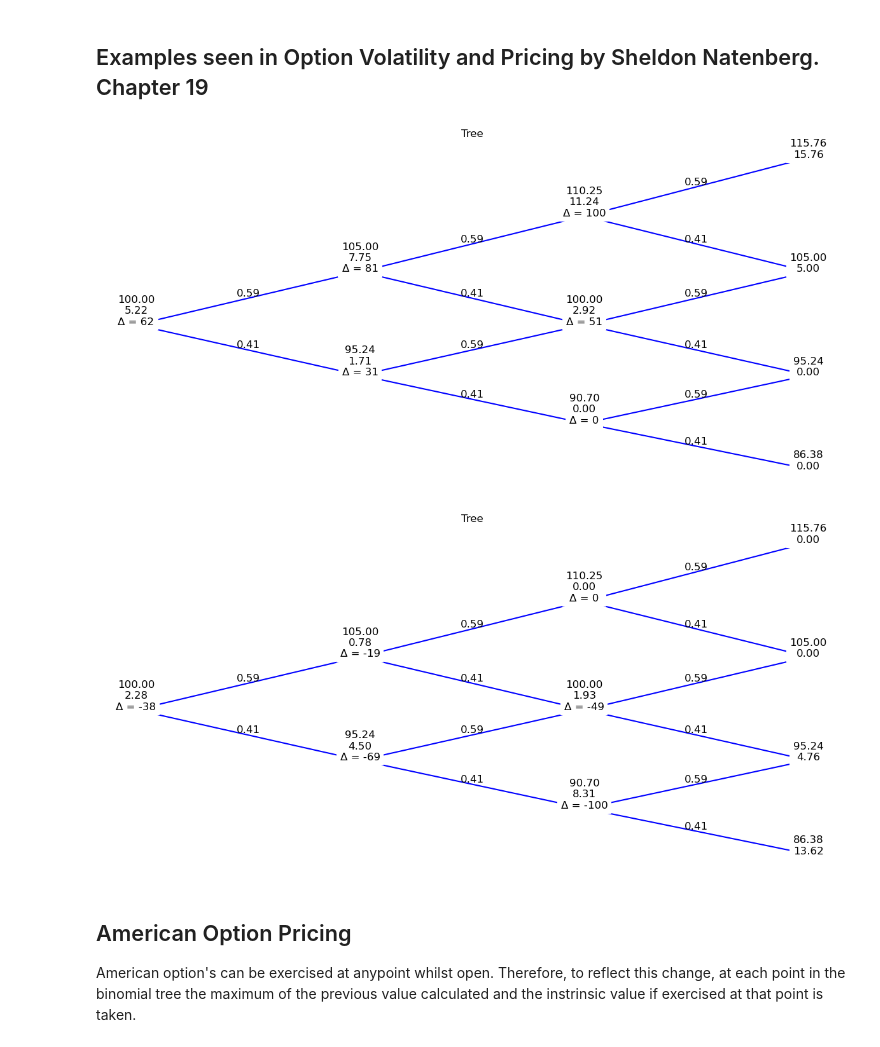
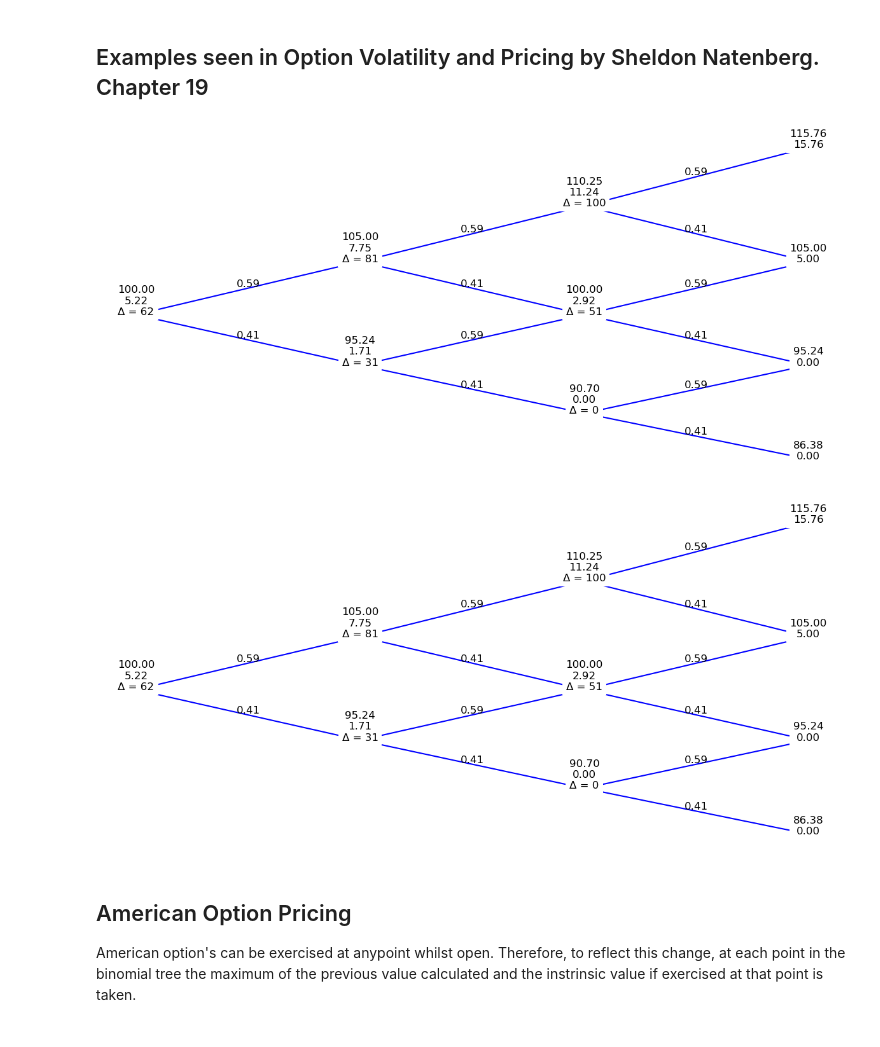
Before and after one commit to JamesRv21/Binomial-Options-Pricing-Model, a Jupyter notebook: binomialOptionPricing.ipynb, the cells around one changed output. Cells and saved outputs as stored; diff of their text form; code cells hidden in the pictures.

```diff
--- a/binomialOptionPricing.ipynb
+++ b/binomialOptionPricing.ipynb
@@ -135,6 +134,6 @@ def plot_option_value_tree(pricingTree, option_value_tree):
         for xi, vi, ci in zip(x, v, option_v):
             plt.text(xi, vi, f'{vi:.2f}\n{ci:.2f}', fontsize=12, ha='center', va='bottom', bbox=dict(facecolor='white', alpha=1, edgecolor='none'))
 # %%
-option_value_tree = create_option_value_tree(pricingTree[-1], strike, p, interest, timeToExpiration, numPeriods, optionType)
-plot_option_value_tree(pricingTree, option_value_tree)
+option_value_tree = create_option_value_tree(underlyingTree[-1], strike, p, interest, timeToExpiration, numPeriods, optionType)
+plot_option_value_tree(underlyingTree, option_value_tree)
 # %% [output]
@@ -148,10 +147,10 @@ For a call:
 For a put:
 &emsp; Δ = $\frac{P_{up} - P_{down}}{S_{up} - S_{down}}$
 # %%
-def create_delta_tree(pricingTree, option_value_tree):
+def create_delta_tree(underlyingTree, option_value_tree):
     delta_tree = []
-    for i in range(1, len(pricingTree)):
-        priceTree = pricingTree[i]
+    for i in range(1, len(underlyingTree)):
+        priceTree = underlyingTree[i]
         optionTree = option_value_tree[i]
         currentLevel = []
         for j in range(i):
@@ -159,13 +158,13 @@ def create_delta_tree(pricingTree, option_value_tree):
         delta_tree.append(currentLevel)
     return delta_tree
 
-def plot_delta_tree(pricingTree, option_value_tree, delta_tree):
-    numPeriods = len(pricingTree) - 1
+def plot_delta_tree(underlyingTree, option_value_tree, delta_tree):
+    numPeriods = len(underlyingTree) - 1
     mat = lil_matrix((numPeriods+1, numPeriods*2+1), dtype = np.float32)
     option_mat = lil_matrix((numPeriods+1, numPeriods*2+1), dtype = np.float32)
     delta_mat = lil_matrix((numPeriods+1, numPeriods*2+1), dtype = np.float32)
     for i in range(numPeriods+1):
-                value = pricingTree[i]
+                value = underlyingTree[i]
                 option_value = option_value_tree[i]
                 rows = np.zeros(i+1, dtype=np.int16) + i
                 cols = np.arange(i+1)*2+numPeriods-i
@@ -177,7 +176,6 @@ def plot_delta_tree(pricingTree, option_value_tree, delta_tree):
                 delta_mat[rows, cols] = delta_value
     fig = plt.figure(figsize=[15, 7])
     plt.axis('off')
-    plt.title('Tree')
 
     for i in range(numPeriods):
         x = (np.arange(3 + i*2) % 2 == 0) + i
@@ -196,6 +194,6 @@ def plot_delta_tree(pricingTree, option_value_tree, delta_tree):
                 plt.text(x[j], v[j], f'{v[j]:.2f}\n{option_v[j]:.2f}\nΔ = {delta_v[j]:.0f}', fontsize=12, ha='center', bbox=dict(facecolor='white', alpha=1, edgecolor='none'))
 # %%
 
-delta_tree = create_delta_tree(pricingTree, option_value_tree)
-plot_delta_tree(pricingTree, option_value_tree, delta_tree)
+delta_tree = create_delta_tree(underlyingTree, option_value_tree)
+plot_delta_tree(underlyingTree, option_value_tree, delta_tree)
 # %% [output]
@@ -203,13 +201,13 @@ plot_delta_tree(pricingTree, option_value_tree, delta_tree)
 # %% [markdown]
 ## A function to plot a binomial tree with optional call and delta values
 # %%
-def plot_tree(pricingTree, option_value_tree=None, delta_tree=None):
-    numPeriods = len(pricingTree) - 1
+def plot_option_tree(underlyingTree, option_value_tree=None, delta_tree=None):
+    numPeriods = len(underlyingTree) - 1
     mat = lil_matrix((numPeriods+1, numPeriods*2+1), dtype = np.float32)
     option_mat = lil_matrix((numPeriods+1, numPeriods*2+1), dtype = np.float32)
     delta_mat = lil_matrix((numPeriods+1, numPeriods*2+1), dtype = np.float32)
     for i in range(numPeriods+1):
-                value = pricingTree[i]
+                value = underlyingTree[i]
                 rows = np.zeros(i+1, dtype=np.int16) + i
                 cols = np.arange(i+1)*2+numPeriods-i
                 mat[rows, cols] = value
@@ -224,7 +222,6 @@ def plot_tree(pricingTree, option_value_tree=None, delta_tree=None):
                 delta_mat[rows, cols] = delta_value
     fig = plt.figure(figsize=[15, 7])
     plt.axis('off')
-    plt.title('Tree')
 
     for i in range(numPeriods):
         x = (np.arange(3 + i*2) % 2 == 0) + i
@@ -302,32 +299,32 @@ spot = 100
 strike = 100
 p = ((1 + interest*(timeToExpiration/numPeriods)) - down) / (up - down)
 
-pricingTree = create_pricing_tree(spot, up, down, numPeriods)
-option_value_tree = create_option_value_tree(pricingTree[-1], strike, p, interest, timeToExpiration, numPeriods, optionType)
-delta_tree = create_delta_tree(pricingTree, option_value_tree)
+underlyingTree = create_underlying_tree(spot, up, down, numPeriods)
+option_value_tree = create_option_value_tree(underlyingTree[-1], strike, p, interest, timeToExpiration, numPeriods, optionType)
+delta_tree = create_delta_tree(underlyingTree, option_value_tree)
 
-plot_tree(pricingTree, delta_tree=delta_tree, option_value_tree=option_value_tree)
+plot_option_tree(underlyingTree, delta_tree=delta_tree, option_value_tree=option_value_tree)
 # %% [output]
-[figure, old version]
+[figure, new version]
 # %%
 interest = 0.04
 numPeriods = 3
-optionType = "Put"
+optionType = "Call"
 timeToExpiration = 0.75
 vol = 0.04
 up = 1.05
 down = 1/up
 spot = 100
 strike = 100
 p = ((1 + interest*(timeToExpiration/numPeriods)) - down) / (up - down)
 
-pricingTree = create_pricing_tree(spot, up, down, numPeriods)
-option_value_tree = create_option_value_tree(pricingTree[-1], strike, p, interest, timeToExpiration, numPeriods, optionType)
-delta_tree = create_delta_tree(pricingTree, option_value_tree)
+underlyingTree = create_underlying_tree(spot, up, down, numPeriods)
+option_value_tree = create_option_value_tree(underlyingTree[-1], strike, p, interest, timeToExpiration, numPeriods, optionType)
+delta_tree = create_delta_tree(underlyingTree, option_value_tree)
 
-plot_tree(pricingTree, delta_tree=delta_tree, option_value_tree=option_value_tree)
+plot_option_tree(underlyingTree, option_value_tree=option_value_tree)
 # %% [output]
-[figure, old version]
+[figure, new version]
 # %% [markdown]
 ## American Option Pricing
 American option's can be exercised at anypoint whilst open. Therefore, to reflect this change, at each point in the binomial tree the maximum of the previous value calculated and the instrinsic value if exercised at that point is taken.
```
Also changed, not shown: parts of 17 cells of this notebook.
